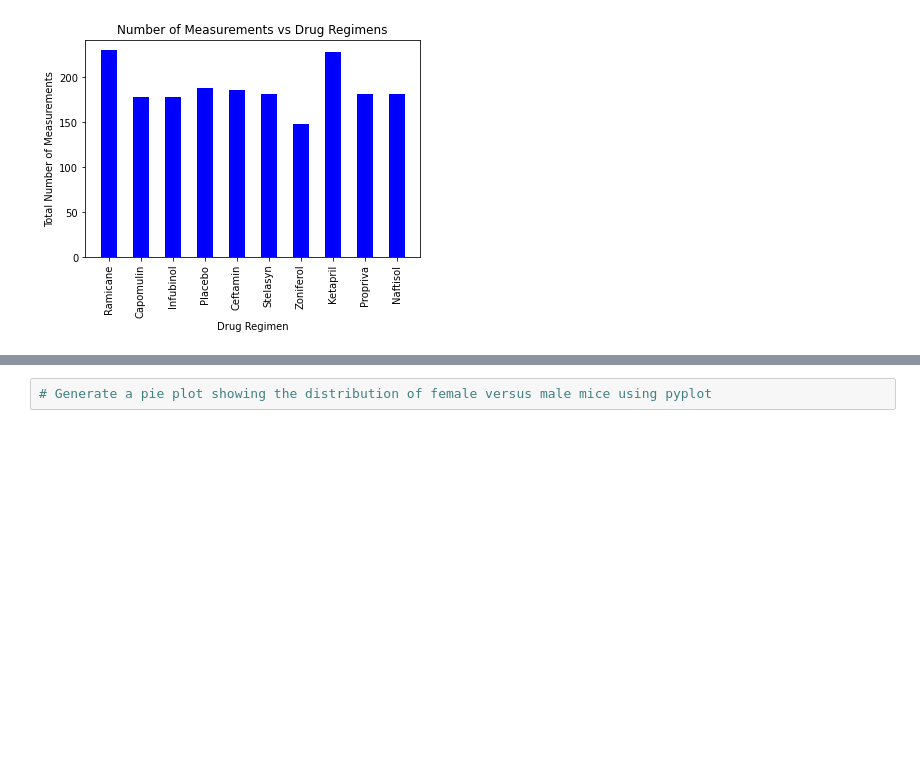
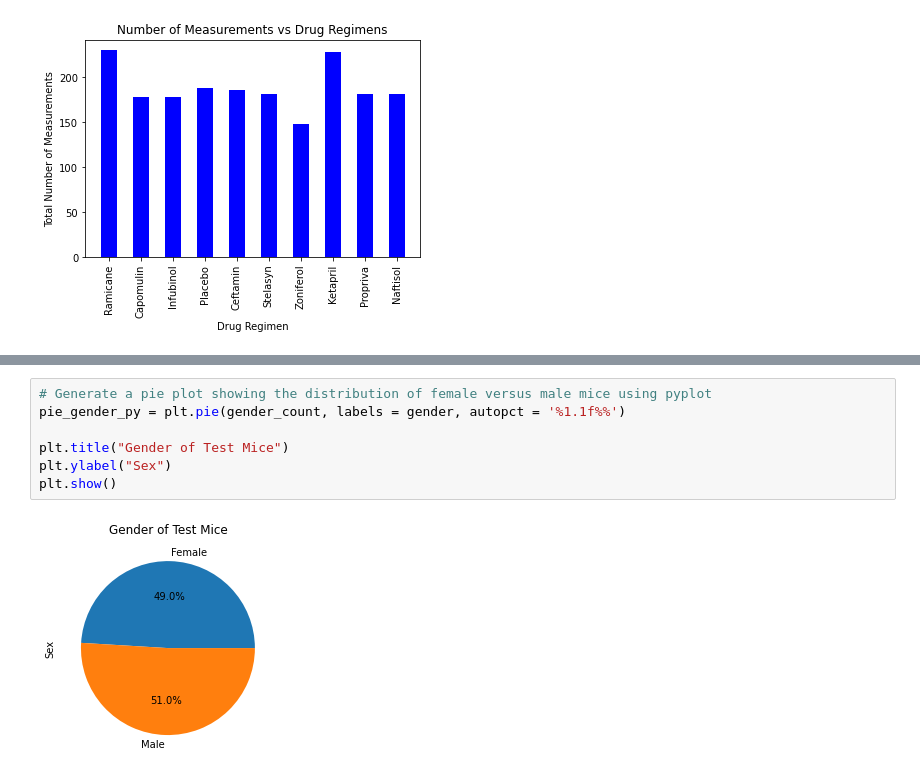
Before and after one commit to jroy22/matplotlib-challenge, a Jupyter notebook: Pymaceutical/PymaceuticalsAnalysis.ipynb, the cells around one changed output, grey strips where cells are left out. Drawn from its saved outputs; the diff is of its cells as text; blank space fills up the shorter version.

```diff
--- a/Pymaceutical/PymaceuticalsAnalysis.ipynb
+++ b/Pymaceutical/PymaceuticalsAnalysis.ipynb
@@ -175,2 +197,9 @@ plt.show()
 # %%
 # Generate a pie plot showing the distribution of female versus male mice using pyplot
+pie_gender_py = plt.pie(gender_count, labels = gender, autopct = '%1.1f%%')
+
+plt.title("Gender of Test Mice")
+plt.ylabel("Sex")
+plt.show()
+# %% [output]
+[figure, added]
```
Also changed, not shown: parts of 4 cells of this notebook.
